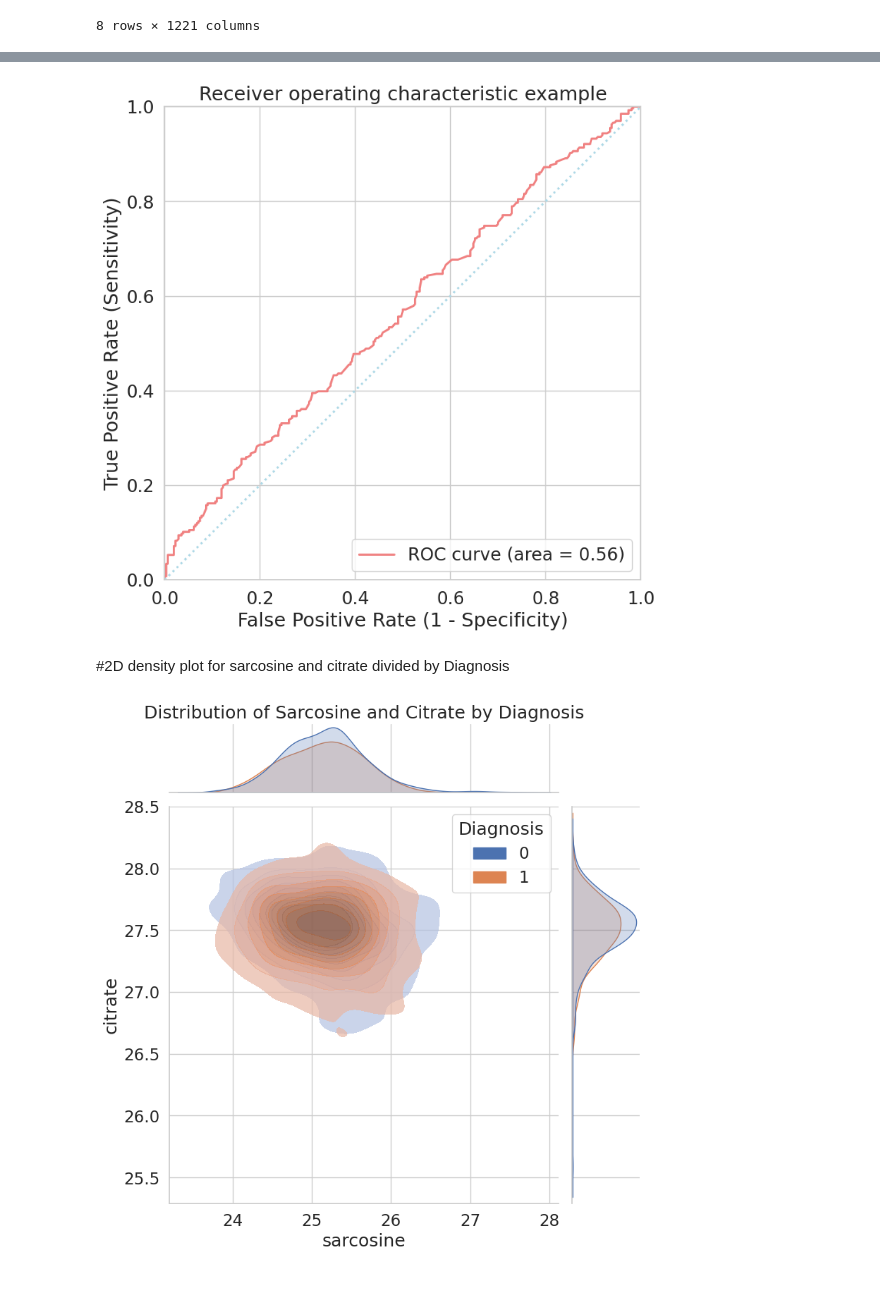
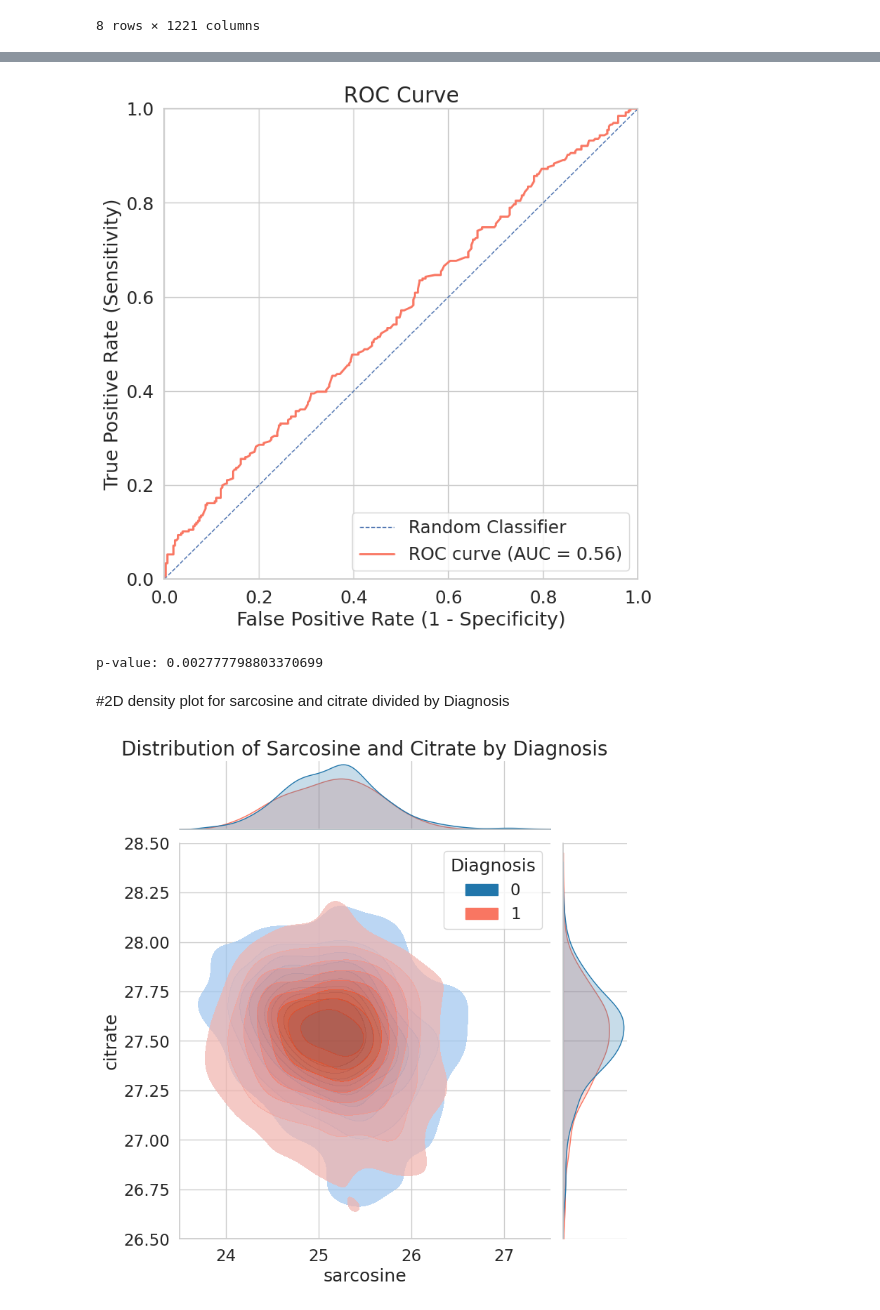
Before and after one commit to MarcoNapoleone/thesis, a Jupyter notebook: notebooks/visualization/ST002498_visualization.ipynb, the cells around one changed output, grey strips where cells are left out. Saved outputs shown, nothing was run; the diff lists cells and outputs as text; code cells hidden in the pictures.

```diff
--- a/notebooks/visualization/ST002498_visualization.ipynb
+++ b/notebooks/visualization/ST002498_visualization.ipynb
@@ -3,8 +3,10 @@ import pandas as pd
 from matplotlib import pyplot as plt
 import seaborn as sns
 
-pal = sns.color_palette(palette='Pastel1', n_colors=24)
-sns.set_palette(pal)
+output_directory = '/home/marco/DataspellProjects/thesis/output/visualization/'
+
+palette = sns.color_palette(["#2176AB", "#F97662", "#FFBF00", "#50C878", "#B284BE"])
+sns.set_palette(palette)
 
 df = pd.read_csv('../../data/ST002498.csv')
 df.describe()
@@ -58,48 +62,49 @@ df_roc = df[[x, y]].dropna()
 fpr, tpr, thresholds = roc_curve(df_roc[y], df_roc[x])
 roc_auc = auc(fpr, tpr)
 
-# plotting the roc curve
 plt.figure(figsize=(8, 8))
-plt.plot(fpr, tpr, color='lightcoral', lw=2, label='ROC curve (area = %0.2f)' % roc_auc)
 
 # plotting the random line
-plt.plot([0, 1], [0, 1], color='lightblue', lw=2, linestyle=':')
+plt.plot([0, 1], [0, 1], lw=1, linestyle='--', label='Random Classifier')
 
-# setting the limits for the x and y axis
+# plotting the roc curve
+plt.plot(fpr, tpr, lw=2, color=palette[1], label='ROC curve (AUC = %0.2f)' % roc_auc)
+
 plt.xlim([0.0, 1.0])
 plt.ylim([0.0, 1.0])
-
-# setting the labels for the x and y axis
 plt.xlabel('False Positive Rate (1 - Specificity)')
 plt.ylabel('True Positive Rate (Sensitivity)')
-
-# setting the title for the plot
-plt.title('Receiver operating characteristic example')
-
-# showing the legend
+plt.title('ROC Curve', fontsize=20)
 plt.legend(loc="lower right")
 
 # showing the plot
-plt.show()
+plt.savefig(output_directory + x + "_" + y + "_roc_curve.png")
 # %% [output]
-[figure, old version]
+[figure, new version]
+# %%
+# Calculating p-value to reject the null hypothesis considering that x is binary and y is continuous
+from scipy import stats
+
+df_pvalue = df[[x, y]].dropna()
+print("p-value: {}".format(stats.ttest_ind(df_pvalue.loc[df_pvalue[y] == 0, x], df_pvalue.loc[df_pvalue[y] == 1, x])[1]))
+# %% [output]
+p-value: 0.002777798803370699
 # %% [markdown]
 #2D density plot for sarcosine and citrate divided by Diagnosis
 # %%
 x = "sarcosine"
 y = "citrate"
 z = "Diagnosis"
 
 # Set the style before creating the plot
 sns.set(style="whitegrid", font_scale=1.5)
 
 # Create the jointplot with the correct order of arguments
-plot = sns.jointplot(x=x, y=y, data=df, hue=z, fill=True, kind='kde', alpha=.7, height=8)
+plot = sns.jointplot(x=x, y=y, data=df, hue=z, fill=True, kind='kde', alpha=.7, height=8, palette=palette[:2],
+                     xlim=(23.5, 27.5), ylim=(26.5, 28.5))
 # Set labels and legend after creating the plot
 plot.set_axis_labels(xlabel=x, ylabel=y)
-plot.ax_marg_x.set_title("Distribution of Sarcosine and Citrate by Diagnosis")
-
-# Show the plot
-plt.show()
+plot.ax_marg_x.set_title("Distribution of Sarcosine and Citrate by Diagnosis",  fontsize=20)
+plot.savefig(output_directory + x + "_" + y + "_distribution.png")
 # %% [output]
-[figure, old version]
+[figure, new version]
```
Also changed, not shown: parts of 4 cells of this notebook, 1 other file.
